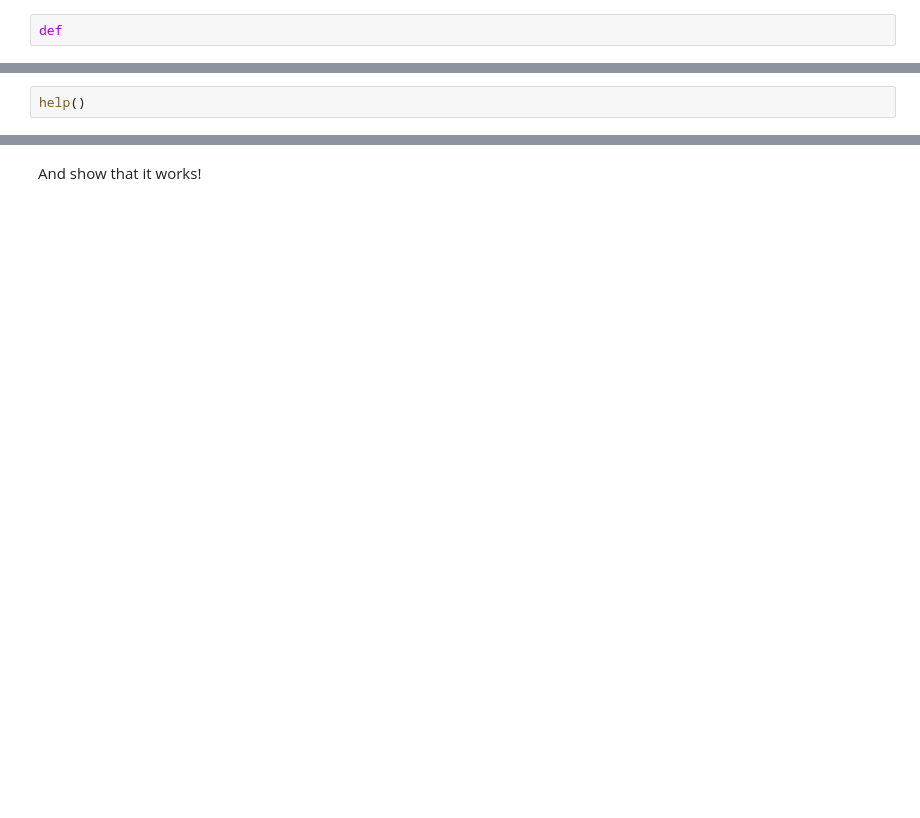
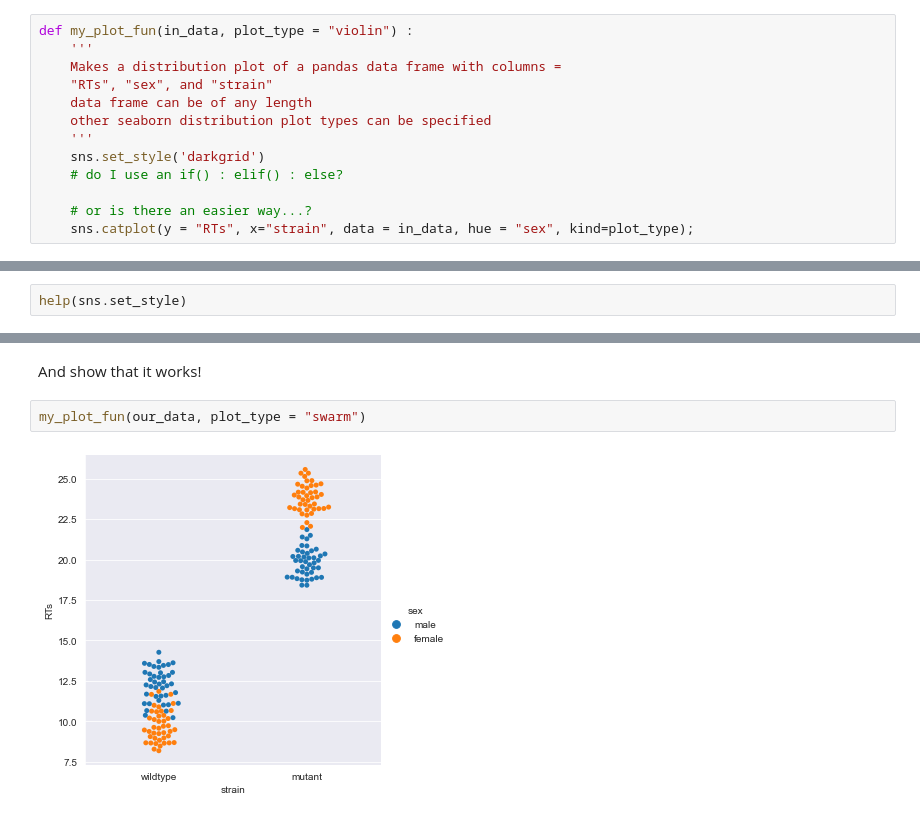
Before and after one commit to psychdatascience/FDS-CourseOne, a Jupyter notebook: tutorial020.ipynb, the cells around one changed output, grey strips where cells are left out. Saved outputs shown, nothing was run; the diff lists cells and outputs as text; blank space fills up the shorter version.

```diff
--- a/tutorial020.ipynb
+++ b/tutorial020.ipynb
@@ -209,8 +247,19 @@ To flex both our plotting and function writing muscles, let's write a function t
 # %% [markdown]
 Write your function here:
 # %%
-def
+def my_plot_fun(in_data, plot_type = "violin") :
+    '''
+    Makes a distribution plot of a pandas data frame with columns =
+    "RTs", "sex", and "strain"
+    data frame can be of any length
+    other seaborn distribution plot types can be specified
+    '''
+    sns.set_style('darkgrid')
+    # do I use an if() : elif() : else?
+
+    # or is there an easier way...?
+    sns.catplot(y = "RTs", x="strain", data = in_data, hue = "sex", kind=plot_type);
 # %% [markdown]
 Now get help on it:
 # %%
-help()
+help(sns.set_style)
@@ -217,2 +284,6 @@ help()
 # %% [markdown]
 And show that it works!
+# %%
+my_plot_fun(our_data, plot_type = "swarm")
+# %% [output]
+[figure, added]
```
Also changed, not shown: parts of 14 cells of this notebook.
